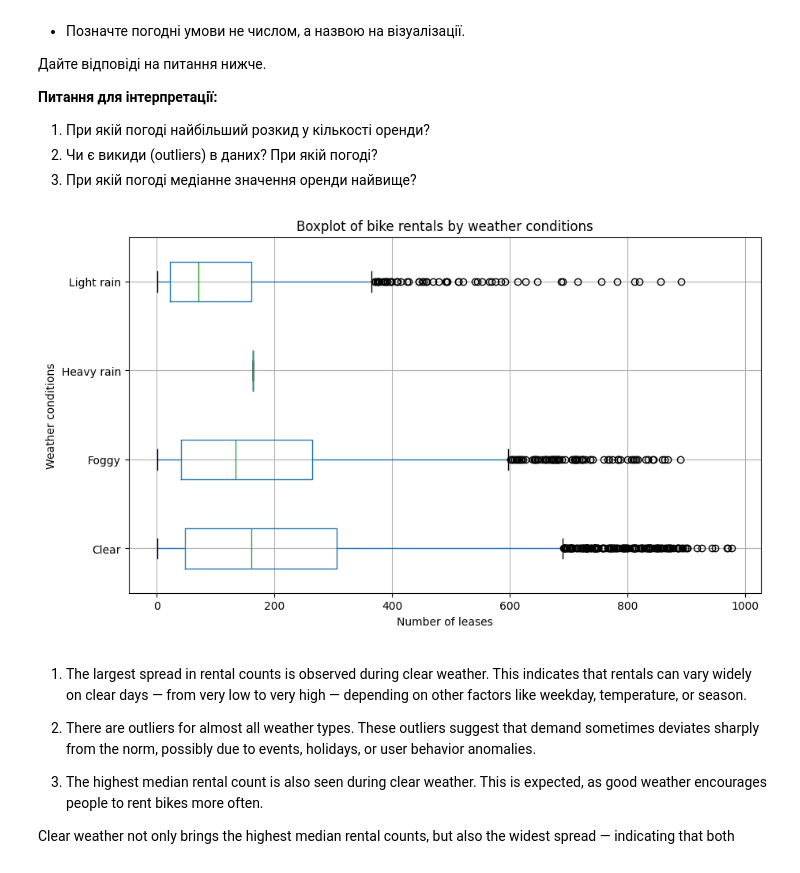
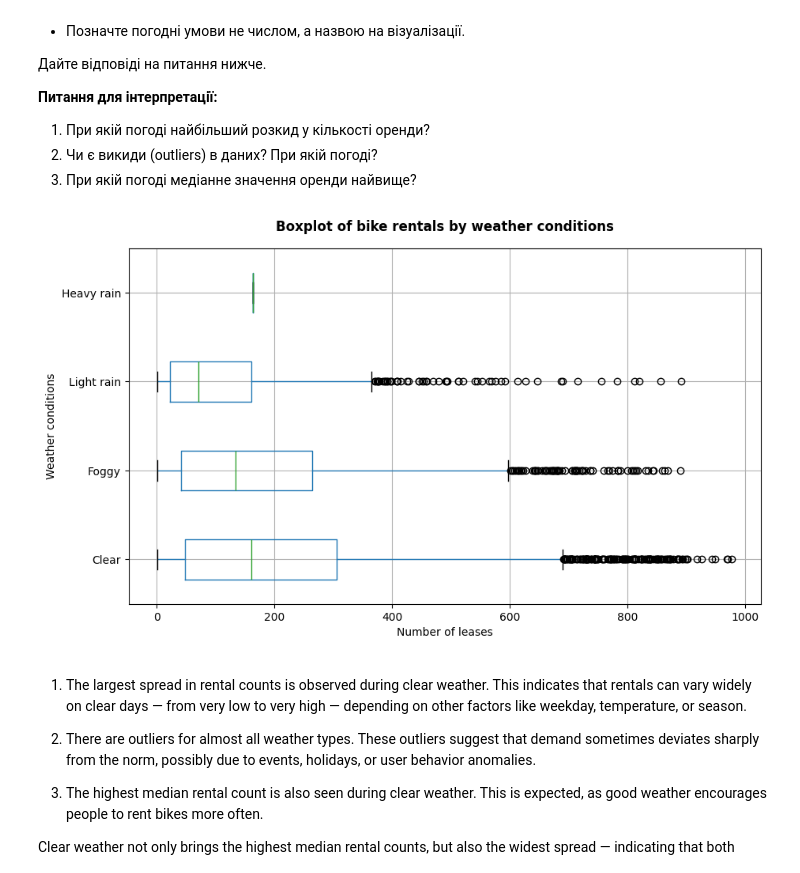
Before and after one commit to Yulia-Momotyuk/DLA-data-analysis-practice, a Jupyter notebook: Python/HW-7.1 Data visualization with Pandas.ipynb, the cells around one changed output. Cells and saved outputs as stored; diff of their text form; code cells hidden in the pictures.

```diff
--- a/Python/HW-7.1 Data visualization with Pandas.ipynb
+++ b/Python/HW-7.1 Data visualization with Pandas.ipynb
@@ -25,7 +25,7 @@ import pandas as pd
 import matplotlib.pyplot as plt
 
 # Завантаження даних
-df = pd.read_csv('/yulu_bike_sharing_dataset.csv')
+df = pd.read_csv('/content/yulu_bike_sharing_dataset.csv')
 # %%
 # Перетворення datetime у правильний формат
 df['datetime'] = pd.to_datetime(df['datetime'])
@@ -337,2 +324,2 @@ weather_map = {
 # %%
-df['weather_desc'] = df['weather'].map(weather_map)
+weather_counts = df['weather'].value_counts().sort_index()
@@ -409,20 +387,20 @@ Light rain:
 # %%
 df.boxplot(
     column='count',
-    by='weather_desc',
+    by='weather',
     vert=False,
     figsize=(10, 6),
-    #colors=plt.cm.Set2.colors
 )
 
-plt.title('Boxplot of bike rentals by weather conditions')
+plt.title('Boxplot of bike rentals by weather conditions', fontweight='bold', y=1.03)
 plt.xlabel('Number of leases')
 plt.ylabel('Weather conditions')
 plt.suptitle('')
+plt.gca().set_yticklabels(['Clear', 'Foggy', 'Light rain', 'Heavy rain'])
 
 plt.show()
 # %% [output]
-[figure, old version]
+[figure, new version]
 # %% [markdown]
 1. The largest spread in rental counts is observed during clear weather.
 This indicates that rentals can vary widely on clear days — from very low to very high — depending on other factors like weekday, temperature, or season.
```
Also changed, not shown: parts of 22 cells of this notebook.
